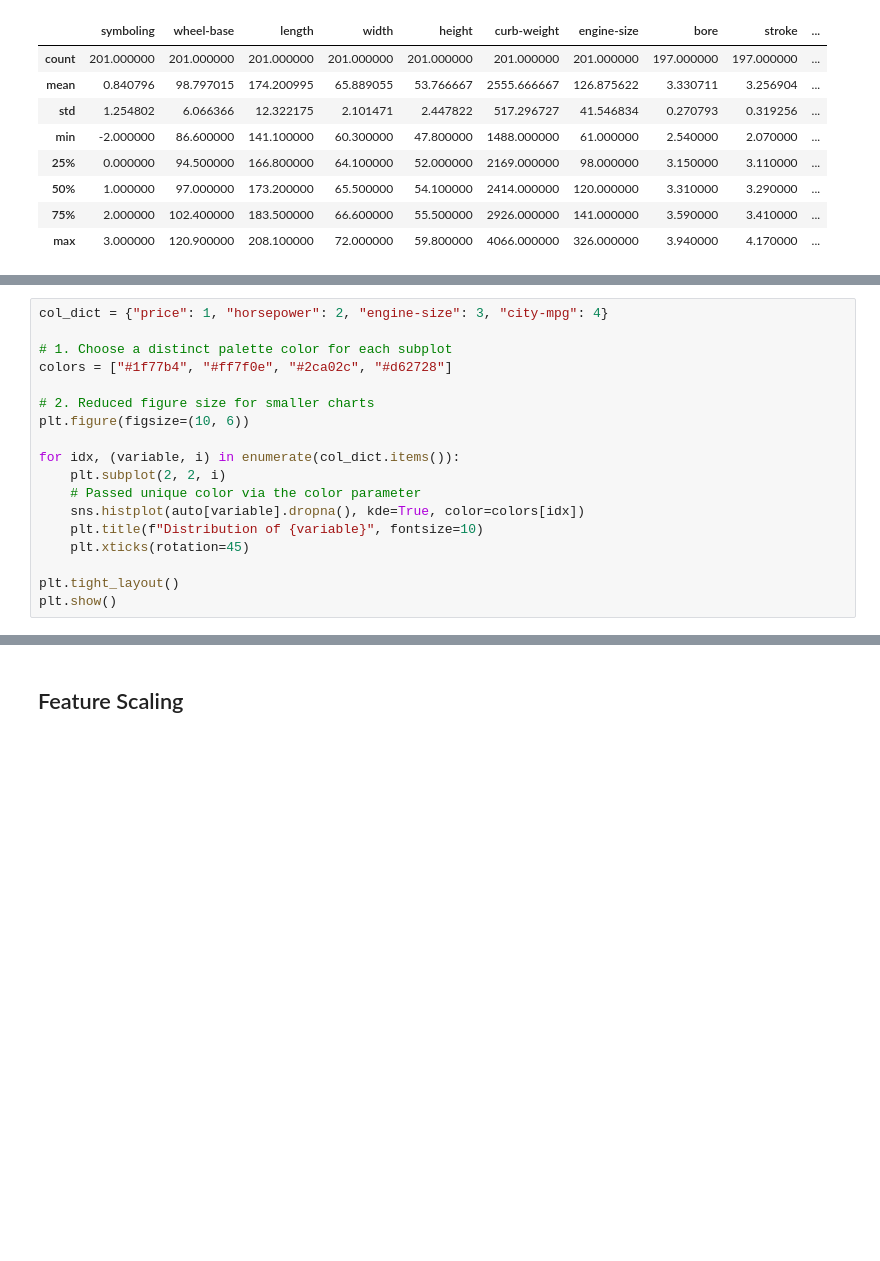
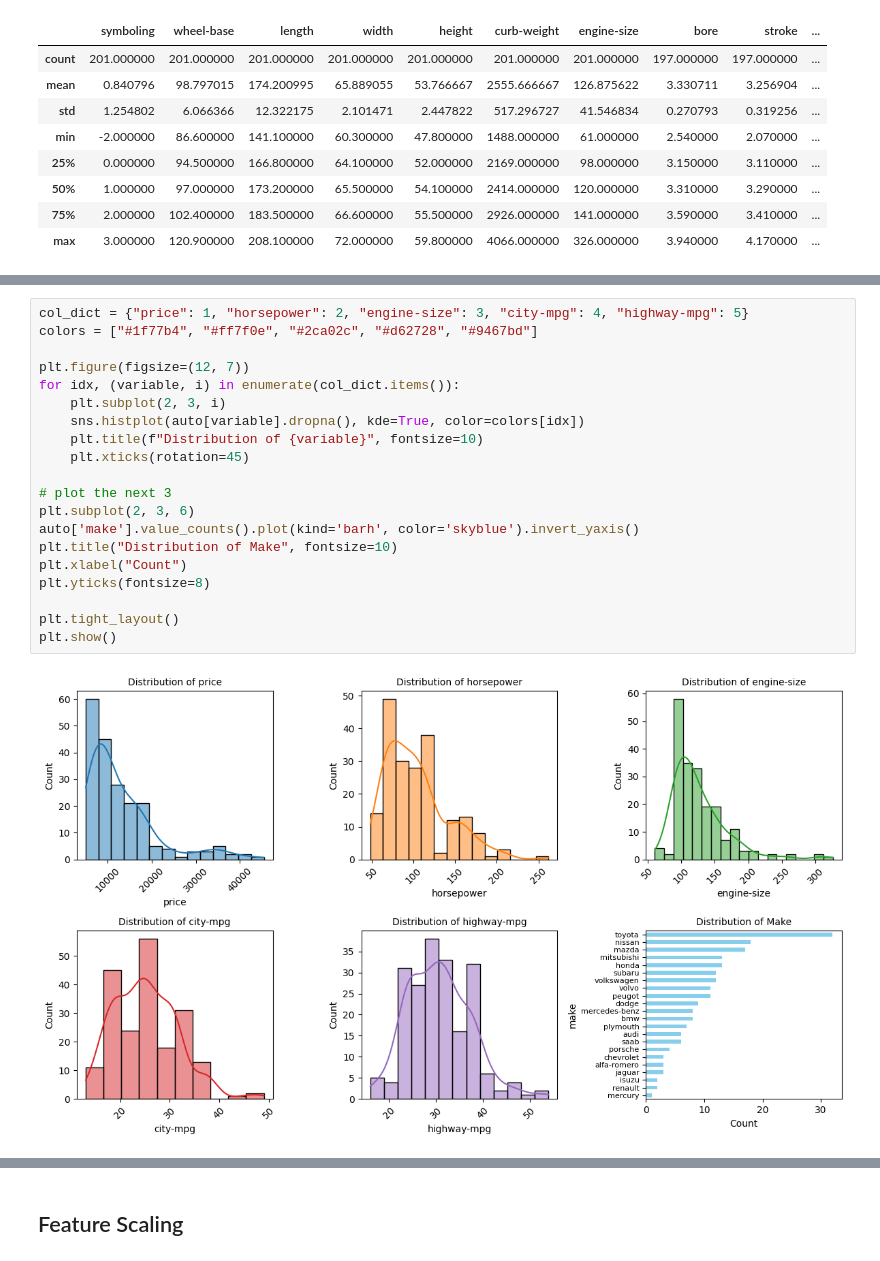
Before and after one commit to stacykeago/analytics-now, a Jupyter notebook: FDA_assignment.ipynb, the cells around one changed output, grey strips where cells are left out. Saved outputs shown, nothing was run; the diff lists cells and outputs as text; blank space fills up the shorter version.

```diff
--- a/FDA_assignment.ipynb
+++ b/FDA_assignment.ipynb
@@ -284,18 +239,0 @@ auto.describe()
-# %%
-col_dict = {"price": 1, "horsepower": 2, "engine-size": 3, "city-mpg": 4}
-
-# 1. Choose a distinct palette color for each subplot
-colors = ["#1f77b4", "#ff7f0e", "#2ca02c", "#d62728"]
-
-# 2. Reduced figure size for smaller charts
-plt.figure(figsize=(10, 6))
-
-for idx, (variable, i) in enumerate(col_dict.items()):
-    plt.subplot(2, 2, i)
-    # Passed unique color via the color parameter
-    sns.histplot(auto[variable].dropna(), kde=True, color=colors[idx])
-    plt.title(f"Distribution of {variable}", fontsize=10)
-    plt.xticks(rotation=45)
-
-plt.tight_layout()
-plt.show()
@@ -385,0 +244,22 @@ auto.columns
+# %%
+col_dict = {"price": 1, "horsepower": 2, "engine-size": 3, "city-mpg": 4, "highway-mpg": 5}
+colors = ["#1f77b4", "#ff7f0e", "#2ca02c", "#d62728", "#9467bd"]
+
+plt.figure(figsize=(12, 7))
+for idx, (variable, i) in enumerate(col_dict.items()):
+    plt.subplot(2, 3, i)
+    sns.histplot(auto[variable].dropna(), kde=True, color=colors[idx])
+    plt.title(f"Distribution of {variable}", fontsize=10)
+    plt.xticks(rotation=45)
+
+# plot the next 3
+plt.subplot(2, 3, 6)
+auto['make'].value_counts().plot(kind='barh', color='skyblue').invert_yaxis()
+plt.title("Distribution of Make", fontsize=10)
+plt.xlabel("Count")
+plt.yticks(fontsize=8)
+
+plt.tight_layout()
+plt.show()
+# %% [output]
+[figure, added]
```
Also changed, not shown: parts of 72 cells of this notebook.
